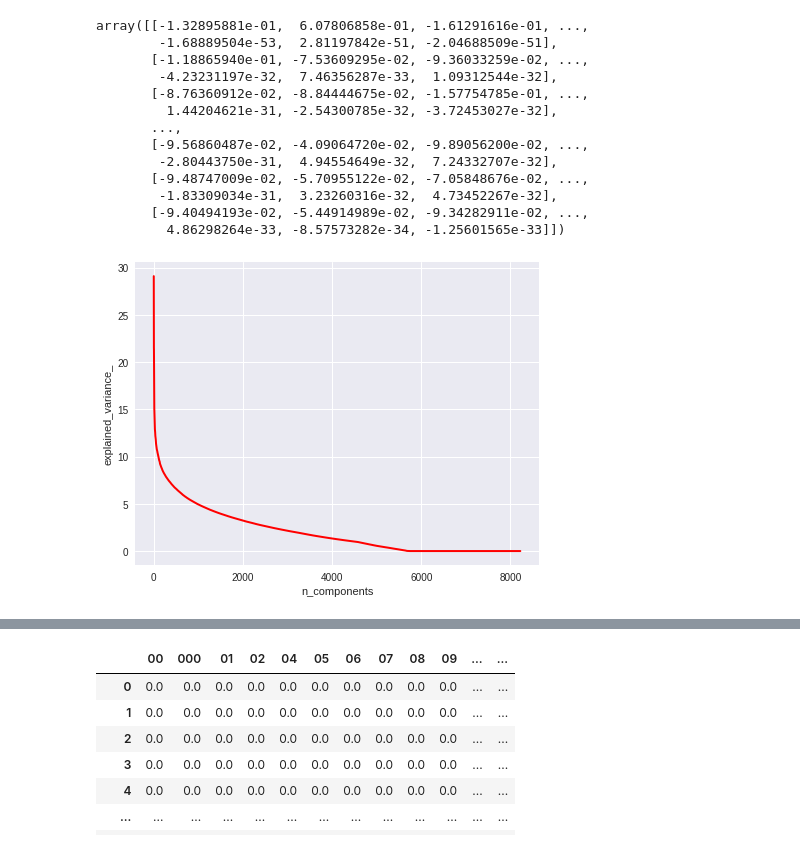
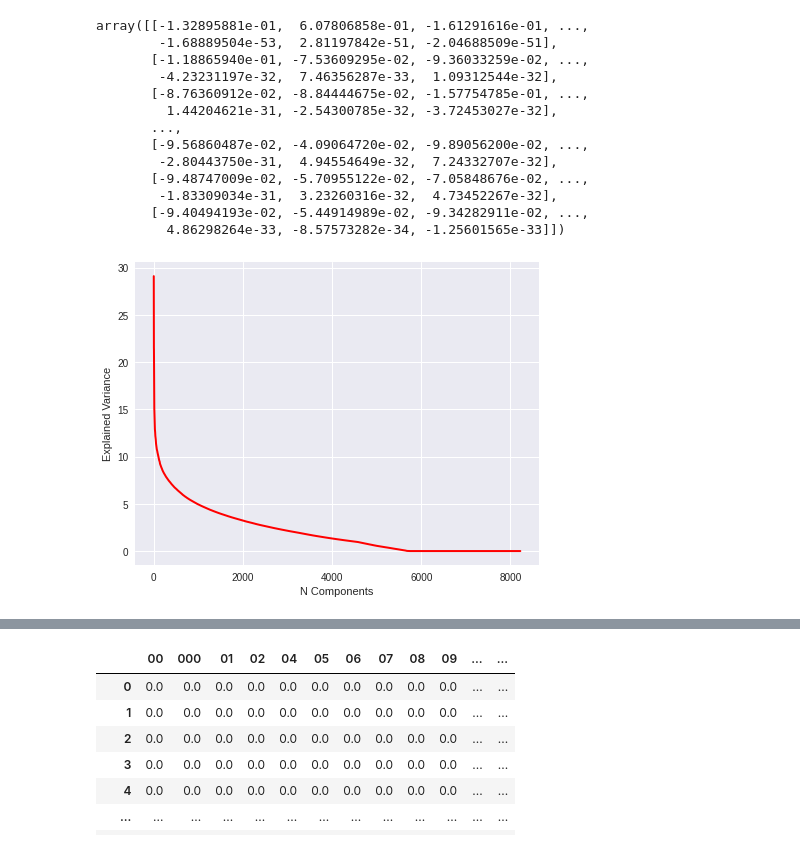
Before and after one commit to mariobkp/capstone_2, a Jupyter notebook: lacd4_tweet_data.ipynb, the cells around one changed output, grey strips where cells are left out. Cells and saved outputs as stored; diff of their text form; code cells hidden in the pictures.

```diff
--- a/lacd4_tweet_data.ipynb
+++ b/lacd4_tweet_data.ipynb
@@ -50,4 +50,4 @@ nithya.loc[nithya.Retweets.isin(['1K', '2K', '1.1K', '1.2K', '3.4K', '2.9K', '2.
                                                                                                     2400, 3100, 1300, 2500, 1200, 1800, 1600, 1100, 1300,
                                                                                                       1500, 3500, 1200, 3800, 1200, 2400, 2300, 3300]
 # %%
-nithya[nithya.Handle!='@nithyavraman']
+nithya = nithya[nithya.Handle=='@nithyavraman']
@@ -127,6 +126,8 @@ david.Emojis.fillna('', inplace=True)
 david.Text.fillna('', inplace=True)
 # %%
 david = david.astype({'Timestamp': 'datetime64', 'Likes': 'int32', 'Retweets': 'int32', 'Comments': 'float64'})
+# %%
+david = david[david.Handle=='@davideryu']
 # %%
 david.head()
 # %% [output]
@@ -1449,16 +1462,16 @@ Pickle this PCA? Long time to fit_transform
 # %%
 
 
 # plot explained variance ratio in a scree plot
 plt.figure(1, figsize=(8, 6))
 plt.clf()
 plt.axes([.2, .2, .7, .7])
 plt.plot(pca.explained_variance_, linewidth=2, color='red')
 plt.axis('tight')
-plt.xlabel('n_components')
-plt.ylabel('explained_variance_');
+plt.xlabel('N Components')
+plt.ylabel('Explained Variance');
 # %% [output]
-[figure, old version]
+[figure, new version]
 # %%
 
 
```
Also changed, not shown: parts of 46 cells of this notebook, 21 other files.
